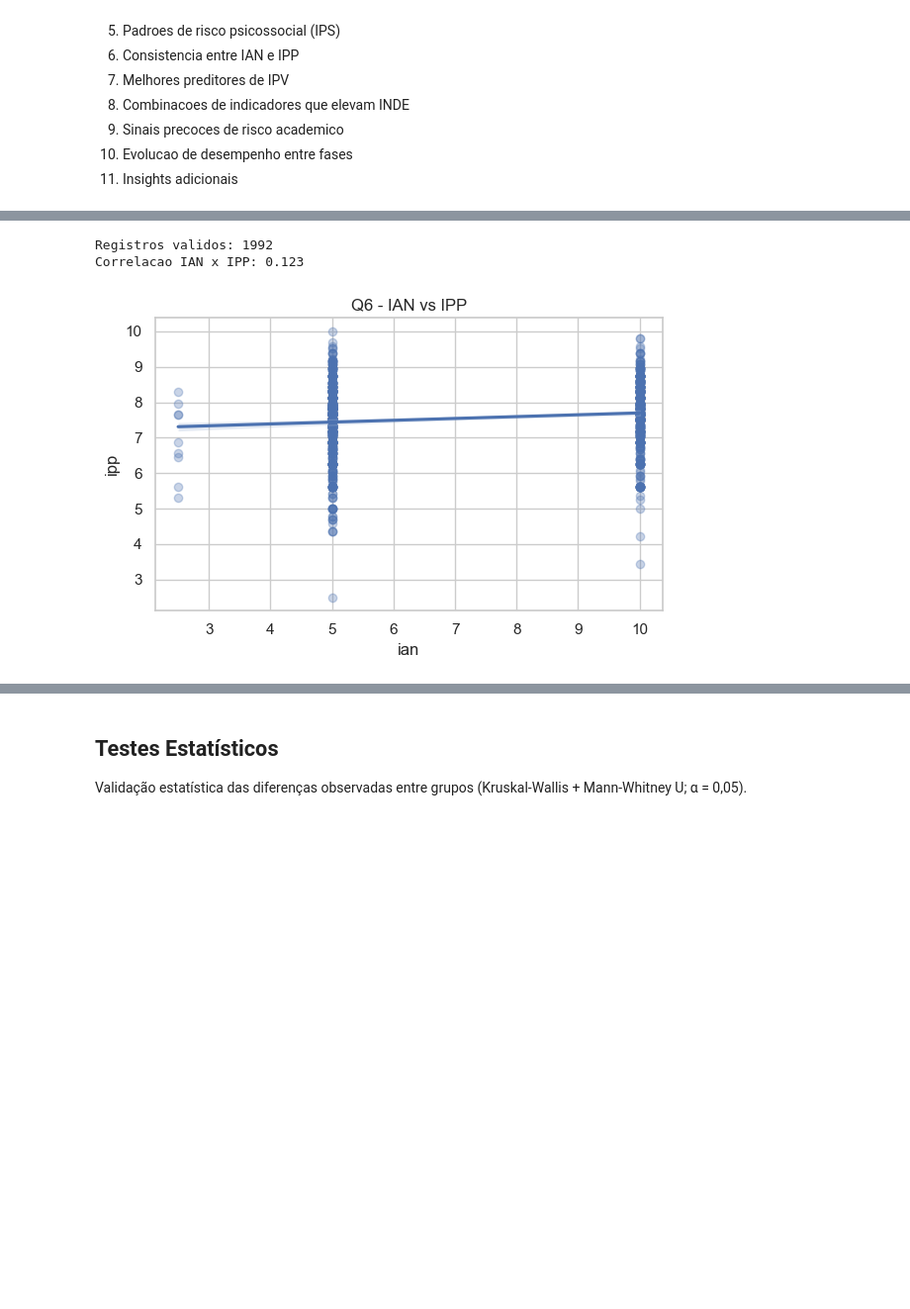
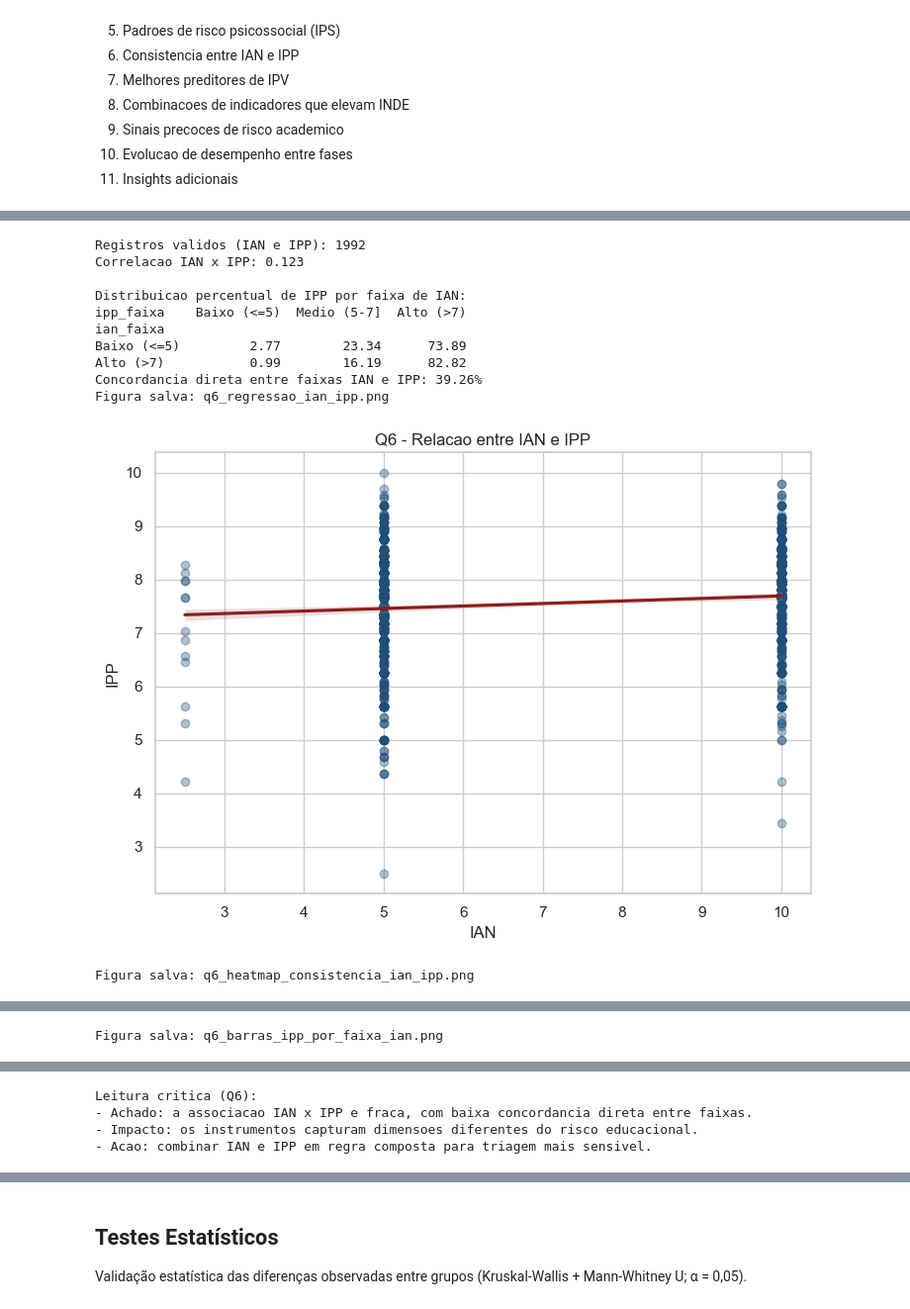
Before and after one commit to nykosx/fiap-datathon-fase5, a Jupyter notebook: notebooks/03_analytical_questions.ipynb, the cells around one changed output, grey strips where cells are left out. Shown at 99% size. Drawn from its saved outputs; the diff is of its cells as text; code cells hidden in the pictures; blank space fills up the shorter version.

```diff
--- a/notebooks/03_analytical_questions.ipynb
+++ b/notebooks/03_analytical_questions.ipynb
@@ -187,16 +701,71 @@ Name: ida, dtype: float64
 # %%
-if {'ian','ipp'}.issubset(df.columns):
-    sub = df[['ian','ipp']].dropna()
-    print(f'Registros validos: {len(sub)}')
-    print(f"Correlacao IAN x IPP: {sub['ian'].corr(sub['ipp']):.3f}")
-    plt.figure(figsize=(6,4))
-    sns.regplot(data=sub.sample(min(len(sub), 1200), random_state=42), x='ian', y='ipp', scatter_kws={'alpha':0.3})
-    plt.title('Q6 - IAN vs IPP')
+if {'ian', 'ipp'}.issubset(df.columns):
+    sub = df[['ian', 'ipp', 'ano']].dropna().copy()
+    print(f'Registros validos (IAN e IPP): {len(sub)}')
+    corr = sub['ian'].corr(sub['ipp'])
+    print(f'Correlacao IAN x IPP: {corr:.3f}')
+
+    sub['ian_faixa'] = pd.cut(sub['ian'], bins=[-np.inf, 5, 7, np.inf], labels=['Baixo (<=5)', 'Medio (5-7]', 'Alto (>7)'])
+    sub['ipp_faixa'] = pd.cut(sub['ipp'], bins=[-np.inf, 5, 7, np.inf], labels=['Baixo (<=5)', 'Medio (5-7]', 'Alto (>7)'])
+
+    tabela = pd.crosstab(sub['ian_faixa'], sub['ipp_faixa'], normalize='index').mul(100).round(2)
+    concordancia = (sub['ian_faixa'] == sub['ipp_faixa']).mean() * 100
+    print('\nDistribuicao percentual de IPP por faixa de IAN:')
+    print(tabela)
+    print(f'Concordancia direta entre faixas IAN e IPP: {concordancia:.2f}%')
+
+    fig, ax = plt.subplots(figsize=(7.5, 5.5))
+    sns.regplot(
+        data=sub.sample(min(len(sub), 1500), random_state=42),
+        x='ian', y='ipp',
+        scatter_kws={'alpha': 0.35, 'color': COR_AZUL},
+        line_kws={'color': COR_VERMELHO},
+        ax=ax
+    )
+    ax.set_title('Q6 - Relacao entre IAN e IPP')
+    ax.set_xlabel('IAN')
+    ax.set_ylabel('IPP')
     plt.tight_layout()
+    salvar_figura(fig, 'q6_regressao_ian_ipp.png')
     plt.show()
+
+    fig, ax = plt.subplots(figsize=(7.2, 5.5))
+    sns.heatmap(tabela, annot=True, cmap='Blues', vmin=0, vmax=100, ax=ax)
+    ax.set_title('Q6 - Consistencia IAN x IPP (%)')
+    ax.set_xlabel('Faixa de IPP')
+    ax.set_ylabel('Faixa de IAN')
+    plt.tight_layout()
+    salvar_figura(fig, 'q6_heatmap_consistencia_ian_ipp.png')
+    plt.show()
+
+    dist = pd.crosstab(sub['ian_faixa'], sub['ipp_faixa'], normalize='index').mul(100)
+    dist_plot = dist.reset_index().melt(id_vars='ian_faixa', var_name='ipp_faixa', value_name='pct')
+    fig, ax = plt.subplots(figsize=(8, 5))
+    sns.barplot(data=dist_plot, x='ian_faixa', y='pct', hue='ipp_faixa', palette='Blues', ax=ax)
+    ax.set_title('Q6 - Distribuicao de IPP dentro de cada faixa de IAN')
+    ax.set_xlabel('Faixa de IAN')
+    ax.set_ylabel('Percentual (%)')
+    ax.legend(title='Faixa de IPP')
+    plt.tight_layout()
+    salvar_figura(fig, 'q6_barras_ipp_por_faixa_ian.png')
+    plt.show()
+
+    print('\nLeitura critica (Q6):')
+    print('- Achado: a associacao IAN x IPP e fraca, com baixa concordancia direta entre faixas.')
+    print('- Impacto: os instrumentos capturam dimensoes diferentes do risco educacional.')
+    print('- Acao: combinar IAN e IPP em regra composta para triagem mais sensivel.')
 else:
-    print('Colunas ian/ipp nao disponiveis.')
+    print('Colunas IAN/IPP nao disponiveis.')
 # %% [output]
-Registros validos: 1992
+Registros validos (IAN e IPP): 1992
 Correlacao IAN x IPP: 0.123
+
+Distribuicao percentual de IPP por faixa de IAN:
+ipp_faixa    Baixo (<=5)  Medio (5-7]  Alto (>7)
+ian_faixa
+Baixo (<=5)         2.77        23.34      73.89
+Alto (>7)           0.99        16.19      82.82
+Concordancia direta entre faixas IAN e IPP: 39.26%
+Figura salva: q6_regressao_ian_ipp.png
-[figure, old version]
+[figure, new version]
+Figura salva: q6_heatmap_consistencia_ian_ipp.png
@@ -202,0 +773 @@ Correlacao IAN x IPP: 0.123
+Figura salva: q6_barras_ipp_por_faixa_ian.png
@@ -203,2 +775,6 @@ Correlacao IAN x IPP: 0.123
+Leitura critica (Q6):
+- Achado: a associacao IAN x IPP e fraca, com baixa concordancia direta entre faixas.
+- Impacto: os instrumentos capturam dimensoes diferentes do risco educacional.
+- Acao: combinar IAN e IPP em regra composta para triagem mais sensivel.
 # %% [markdown]
 ## Q7: Melhores Preditores do IPV
```
Also changed, not shown: parts of 24 cells of this notebook, 53 other files.
